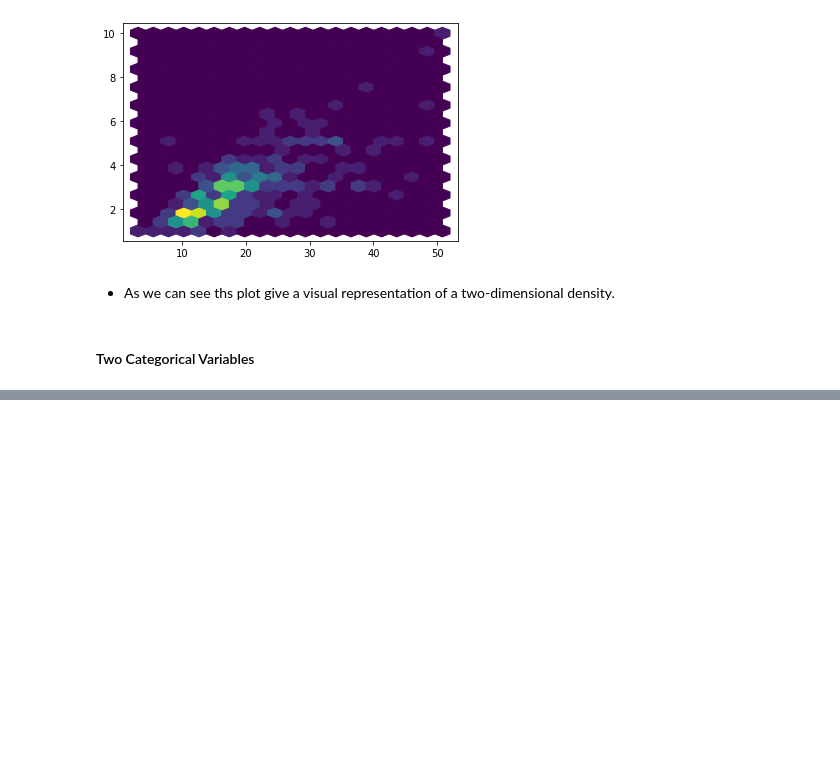
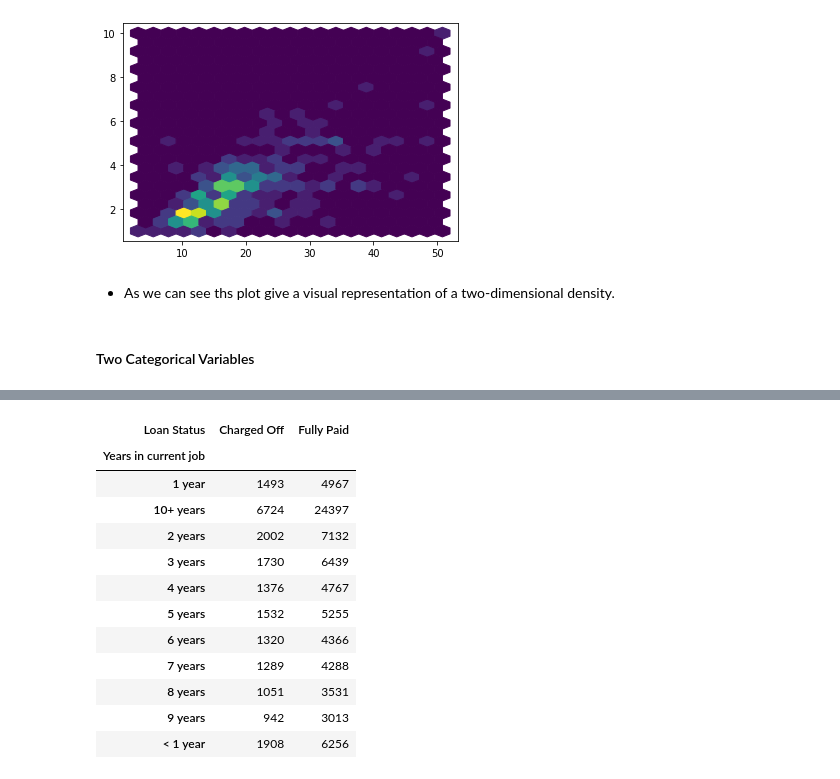
Before and after one commit to sitsawek/Practical-statistic-for-data-scientist, a Jupyter notebook: explore_data_analysis_part2.ipynb, the cells around one changed output, grey strips where cells are left out. Saved outputs shown, nothing was run; the diff lists cells and outputs as text; code cells hidden in the pictures; blank space fills up the shorter version.

```diff
--- a/explore_data_analysis_part2.ipynb
+++ b/explore_data_analysis_part2.ipynb
@@ -433,0 +462,17 @@ plt.hexbin(x, y, gridsize=20)
+# %%
+data_crosstab = pd.crosstab(data['Years in current job'], data['Loan Status'], margins=False)
+data_crosstab
+# %% [output]
+| Loan Status | Charged Off | Fully Paid |
+| Years in current job |  |  |
+| 1 year | 1493 | 4967 |
+| 10+ years | 6724 | 24397 |
+| 2 years | 2002 | 7132 |
+| 3 years | 1730 | 6439 |
+| 4 years | 1376 | 4767 |
+| 5 years | 1532 | 5255 |
+| 6 years | 1320 | 4366 |
+| 7 years | 1289 | 4288 |
+| 8 years | 1051 | 3531 |
+| 9 years | 942 | 3013 |
+| < 1 year | 1908 | 6256 |
```
Also changed, not shown: parts of 4 cells of this notebook.
